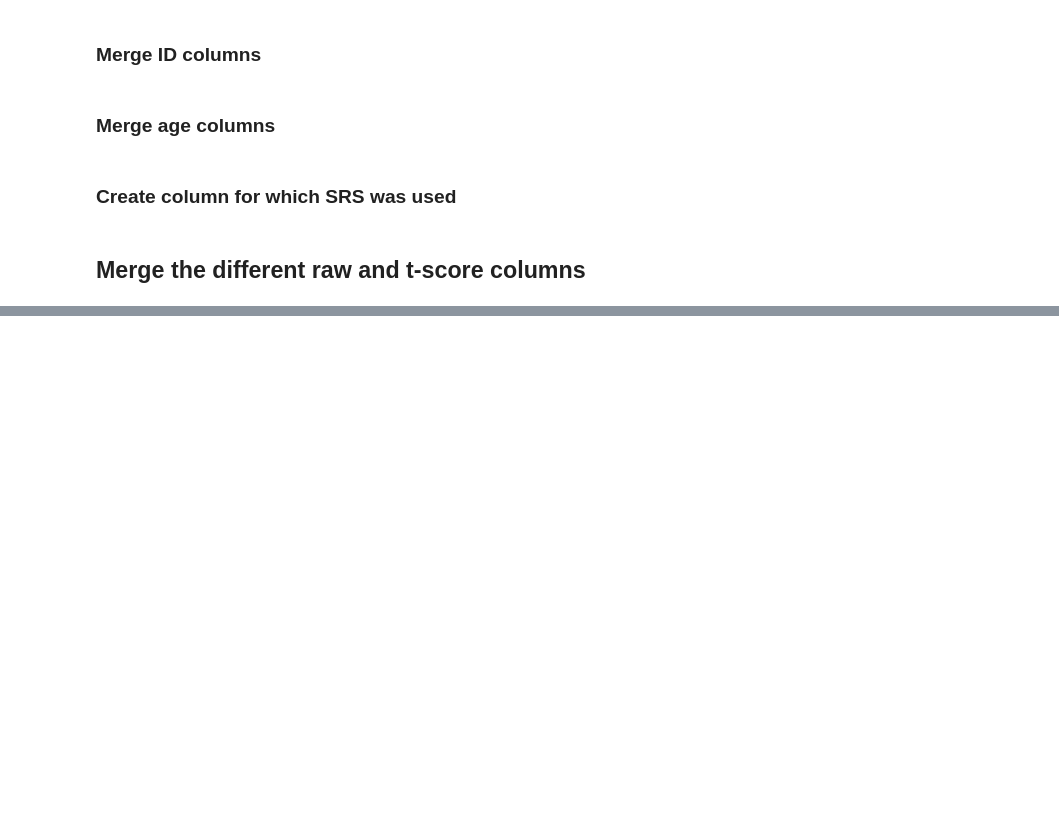
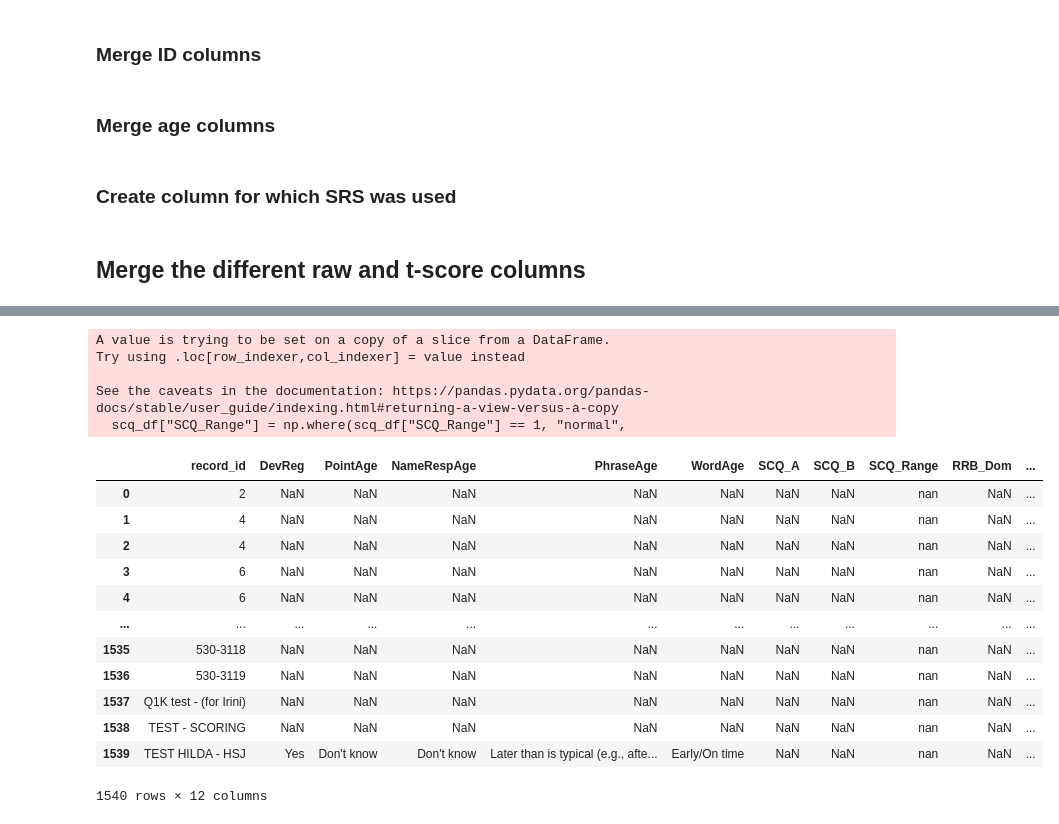
Before and after one commit to gabrielblancogomez/q1k_neurosubs, a Jupyter notebook: code/SRS_melting.ipynb, the cells around one changed output, grey strips where cells are left out. Cells and saved outputs as stored; diff of their text form; code cells hidden in the pictures; blank space fills up the shorter version.

```diff
--- a/code/SRS_melting.ipynb
+++ b/code/SRS_melting.ipynb
@@ -394,0 +478,26 @@ avg_tscore_by_questionnaire
+# %%
+# Convert SCQ_Range to clinical diagnosis whe 1 = normal, 2 = borderline, 3 = clinical
+
+scq_df["SCQ_Range"] = np.where(scq_df["SCQ_Range"] == 1, "normal",
+                                np.where(scq_df["SCQ_Range"] == 2, "borderline",
+                                        np.where(scq_df["SCQ_Range"] == 3, "clinical" , np.nan)))
+scq_df
+# %% [output]
+A value is trying to be set on a copy of a slice from a DataFrame.
+Try using .loc[row_indexer,col_indexer] = value instead
+
+See the caveats in the documentation: https://pandas.pydata.org/pandas-docs/stable/user_guide/indexing.html#returning-a-view-versus-a-copy
+  scq_df["SCQ_Range"] = np.where(scq_df["SCQ_Range"] == 1, "normal",
+|  | record_id | DevReg | PointAge | NameRespAge | PhraseAge | WordAge | SCQ_A | SCQ_B | SCQ_Range | RRB_Dom | ... |
+| 0 | 2 | NaN | NaN | NaN | NaN | NaN | NaN | NaN | nan | NaN | ... |
+| 1 | 4 | NaN | NaN | NaN | NaN | NaN | NaN | NaN | nan | NaN | ... |
+| 2 | 4 | NaN | NaN | NaN | NaN | NaN | NaN | NaN | nan | NaN | ... |
+| 3 | 6 | NaN | NaN | NaN | NaN | NaN | NaN | NaN | nan | NaN | ... |
+| 4 | 6 | NaN | NaN | NaN | NaN | NaN | NaN | NaN | nan | NaN | ... |
+| ... | ... | ... | ... | ... | ... | ... | ... | ... | ... | ... | ... |
+| 1535 | 530-3118 | NaN | NaN | NaN | NaN | NaN | NaN | NaN | nan | NaN | ... |
+| 1536 | 530-3119 | NaN | NaN | NaN | NaN | NaN | NaN | NaN | nan | NaN | ... |
+| 1537 | Q1K test - (for Irini) | NaN | NaN | NaN | NaN | NaN | NaN | NaN | nan | NaN | ... |
+| 1538 | TEST - SCORING | NaN | NaN | NaN | NaN | NaN | NaN | NaN | nan | NaN | ... |
+| 1539 | TEST HILDA - HSJ | Yes | Don't know | Don't know | Later than is typical (e.g., afte... | Early/On time | NaN | NaN | nan | NaN | ... |
+1540 rows × 12 columns
```
Also changed, not shown: parts of 13 cells of this notebook, 4 other files.
